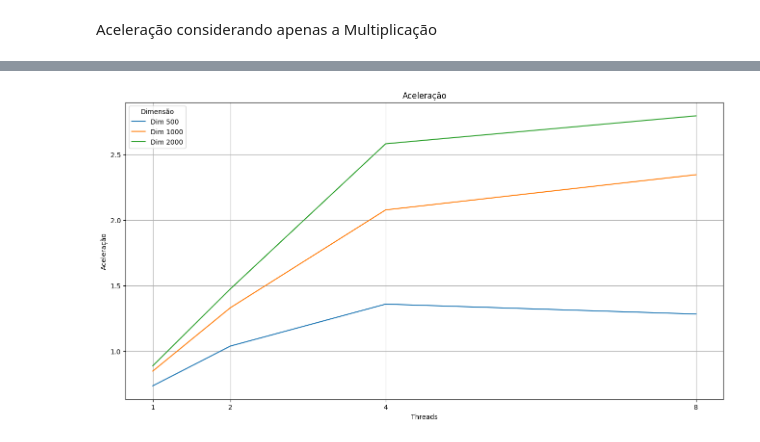
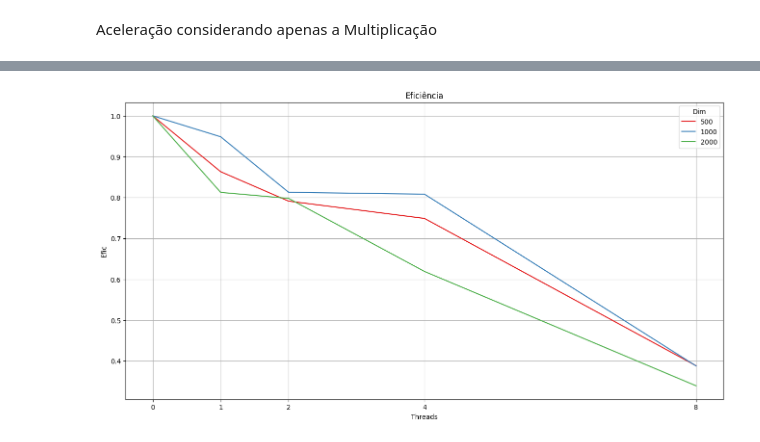
Before and after one commit to Igor-dJS/Computa-o-Concorrente, a Jupyter notebook: Lab 3/tempos_exec.ipynb, the cells around one changed output, grey strips where cells are left out. Saved outputs shown, nothing was run; the diff lists cells and outputs as text; code cells hidden in the pictures.

```diff
--- a/Lab 3/tempos_exec.ipynb
+++ b/Lab 3/tempos_exec.ipynb
@@ -133,0 +47,7 @@ df["Aceleração"] = df["Sequencial"] / df["Tempo"]
+# %%
+def calc_aceleracao(row):
+    dim = row.name[1]
+
+    return df_medias.loc[0, dim]["Proc"] / row["Proc"]
+# %%
+df_medias["Acel"] = df_medias.apply(calc_aceleracao, axis=1)
@@ -145,0 +86,9 @@ plt.show()
+# %%
+def calc_efic(row):
+    th = row.name[0]
+
+    if th == 0:
+        return 1
+    return row["Acel"] / th
+# %%
+df_medias["Efic"] = df_medias.apply(calc_efic, axis=1)
@@ -146,12 +115,12 @@ plt.show()
 # %%
 # Criar o gráfico de linhas
 plt.figure(figsize=(16, 8))
 plt.grid(True)
 plt.xticks(ticks=df['Threads'].unique())
-plt.title('Aceleração')
-sns.lineplot(data=df, x='Threads', y='Aceleração', hue='Dimensão')
+plt.title('Eficiência')
+sns.lineplot(data=df_medias, x='Threads', y='Efic', hue='Dim', palette='Set1')
 
 # Exibir o gráfico
 plt.show()
 # %% [output]
-[figure, old version]
+[figure, new version]
```
Also changed, not shown: parts of 39 cells of this notebook, 43 other files.
